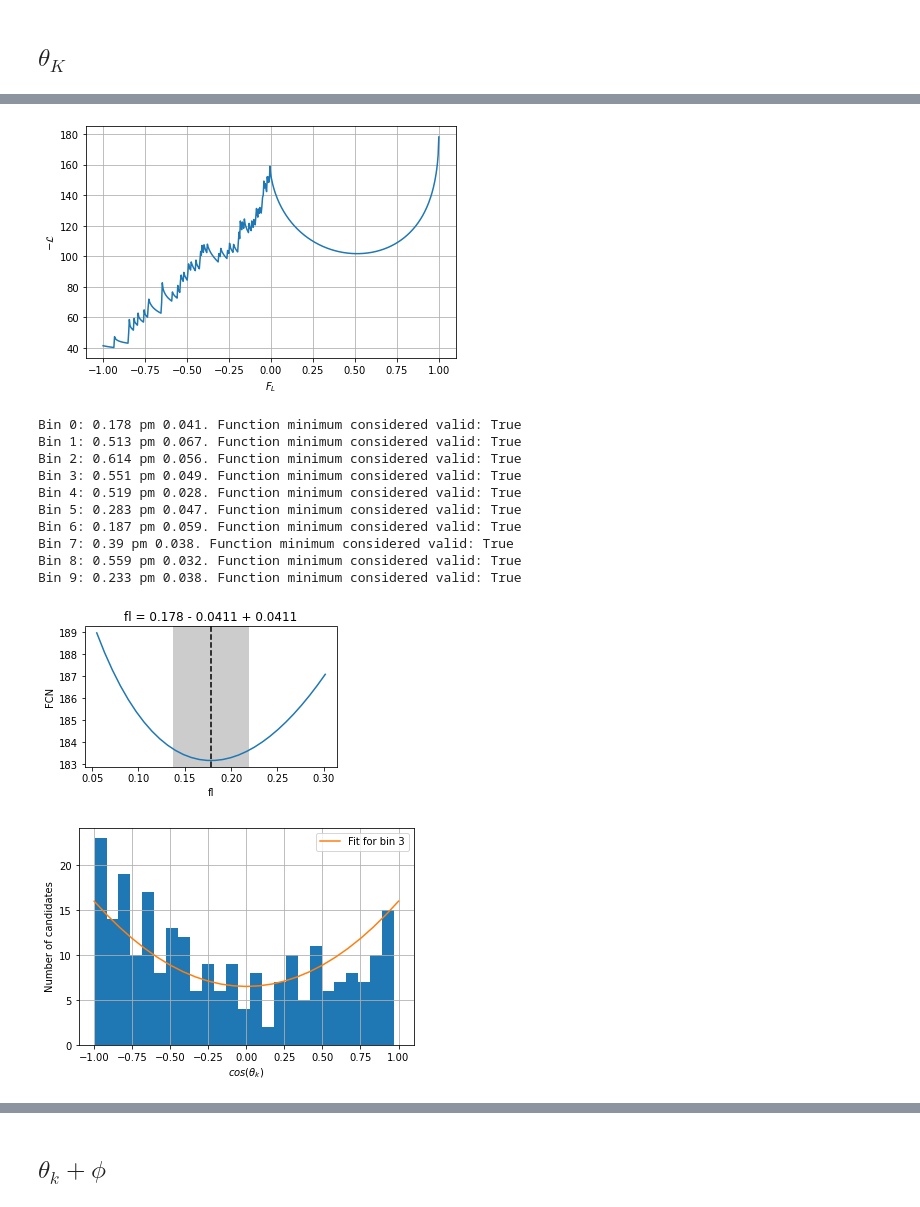
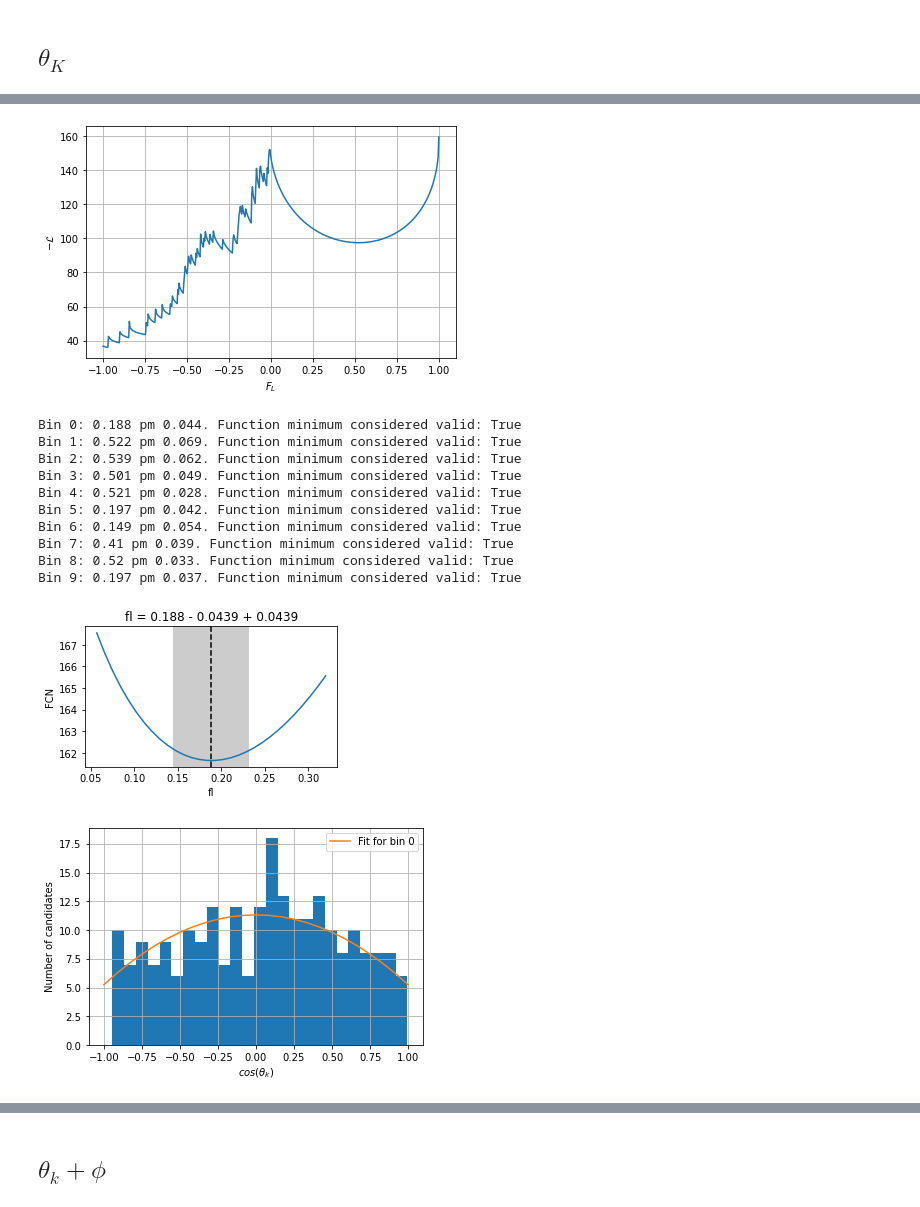
Before and after one commit to Luke-Conmy/ic-teach-kstmumu-team3, a Jupyter notebook: MiguelSkeletonCode_totaldata.ipynb, the cells around one changed output, grey strips where cells are left out. Cells and saved outputs as stored; diff of their text form; code cells hidden in the pictures.

```diff
--- a/MiguelSkeletonCode_totaldata.ipynb
+++ b/MiguelSkeletonCode_totaldata.ipynb
@@ -192,6 +182,6 @@ plt.show()
 # %%
 #FOR THETA_L
-bin_number_to_check = 0  # bin that we want to check in more details in the next cell
+bin_number_to_check = 8 # bin that we want to check in more details in the next cell
 bin_results_to_check = None
 
 log_likelihoodthetal.errordef = Minuit.LIKELIHOOD
@@ -202,7 +192,7 @@ afbs, afb_errs = [], []
 for i in range(len(bins)):
     m = Minuit(log_likelihoodthetal, fl=starting_point[0], afb=starting_point[1], _bin=i)
     m.fixed['_bin'] = True  # fixing the bin number as we don't want to optimize it
-    m.limits=((-1.0, 1.0), (-1.0, 1.0), None)
+    m.limits=((-1.0, 1.0), (-1.0,1.0), None)
     m.migrad()
     m.hesse()
     if i == bin_number_to_check:
@@ -340,7 +330,7 @@ s9s, s9_errs = [], []
 for i in range(len(bins)):
     m = Minuit(log_likelihoodphi, s3=starting_point[0], s9=starting_point[1], _bin=i)
     m.fixed['_bin'] = True  # fixing the bin number as we don't want to optimize it
-    m.limits=((-1, 1), (-1, 1), None)
+    m.limits=((-0.5, 0.5), (-0.5, 0.5), None)
     m.migrad()
     m.hesse()
     if i == bin_number_to_check:
@@ -455,7 +445,7 @@ plt.grid()
 plt.tight_layout()
 plt.show()
 # %% [output]
-[figure, old version]
+[figure, new version]
 # %%
 #FOR THETA_K
 bin_number_to_check = 0  # bin that we want to check in more details in the next cell
@@ -469,7 +459,7 @@ fls, fl_errs = [], []
 for i in range(len(bins)):
     m = Minuit(log_likelihoodthetak, fl=starting_point[0], _bin=i)
     m.fixed['_bin'] = True  # fixing the bin number as we don't want to optimize it
-    m.limits=((-1.0, 1.0), None)
+    m.limits=((-0.2, 1.0), None)
     m.migrad()
     m.hesse()
     if i == bin_number_to_check:
@@ -478,16 +468,16 @@ for i in range(len(bins)):
     fl_errs.append(m.errors[0])
     print(f"Bin {i}: {np.round(fls[i], decimal_places)} pm {np.round(fl_errs[i], decimal_places)}. Function minimum considered valid: {m.fmin.is_valid}")
 # %% [output]
-Bin 0: 0.178 pm 0.041. Function minimum considered valid: True
-Bin 1: 0.513 pm 0.067. Function minimum considered valid: True
-Bin 2: 0.614 pm 0.056. Function minimum considered valid: True
-Bin 3: 0.551 pm 0.049. Function minimum considered valid: True
-Bin 4: 0.519 pm 0.028. Function minimum considered valid: True
-Bin 5: 0.283 pm 0.047. Function minimum considered valid: True
-Bin 6: 0.187 pm 0.059. Function minimum considered valid: True
-Bin 7: 0.39 pm 0.038. Function minimum considered valid: True
-Bin 8: 0.559 pm 0.032. Function minimum considered valid: True
-Bin 9: 0.233 pm 0.038. Function minimum considered valid: True
+Bin 0: 0.188 pm 0.044. Function minimum considered valid: True
+Bin 1: 0.522 pm 0.069. Function minimum considered valid: True
+Bin 2: 0.539 pm 0.062. Function minimum considered valid: True
+Bin 3: 0.501 pm 0.049. Function minimum considered valid: True
+Bin 4: 0.521 pm 0.028. Function minimum considered valid: True
+Bin 5: 0.197 pm 0.042. Function minimum considered valid: True
+Bin 6: 0.149 pm 0.054. Function minimum considered valid: True
+Bin 7: 0.41 pm 0.039. Function minimum considered valid: True
+Bin 8: 0.52 pm 0.033. Function minimum considered valid: True
+Bin 9: 0.197 pm 0.037. Function minimum considered valid: True
 # %%
 #FOR THETA_K
 plt.figure(figsize=(8, 5))
@@ -496,24 +486,24 @@ bin_results_to_check.draw_mnprofile('fl', bound=3)
 plt.tight_layout()
 plt.show()
 # %% [output]
-[figure, old version]
+[figure, new version]
 # %%
 #THETA K
-bin_to_plot = 3
+bin_to_plot = 0
 number_of_bins_in_hist = 25
 cos_theta_k_bin = bins[bin_to_plot]['costhetak']
 hist, _bins, _ = plt.hist(cos_theta_k_bin, bins=number_of_bins_in_hist)
 x = np.linspace(-1, 1, number_of_bins_in_hist)
 pdf_multiplier = np.sum(hist) * (np.max(cos_theta_k_bin) - np.min(cos_theta_k_bin)) / number_of_bins_in_hist
 y = d2gamma_p_d2q2_dcosthetak(fl=fls[bin_to_plot], cos_theta_k=x) * pdf_multiplier
 plt.plot(x, y, label=f'Fit for bin {bin_to_plot}')
 plt.xlabel(r'$cos(\theta_k)$')
 plt.ylabel(r'Number of candidates')
 plt.legend()
 plt.grid()
 plt.show()
 # %% [output]
-[figure, old version]
+[figure, new version]
 # %%
 #THETAK
 fig, (ax1) = plt.subplots(1, figsize=(5, 4))
```
Also changed, not shown: parts of 22 cells of this notebook.
